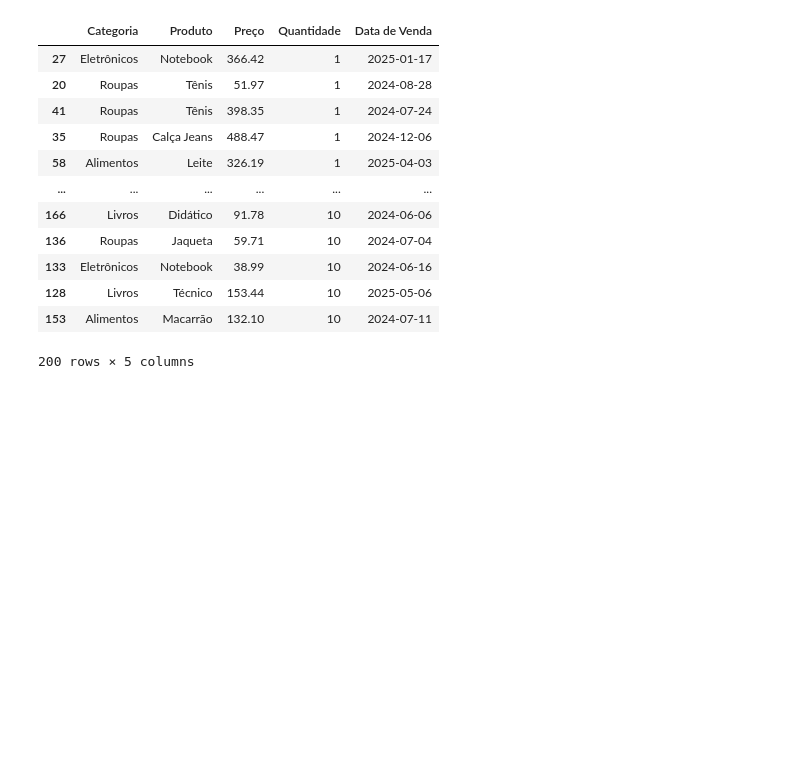
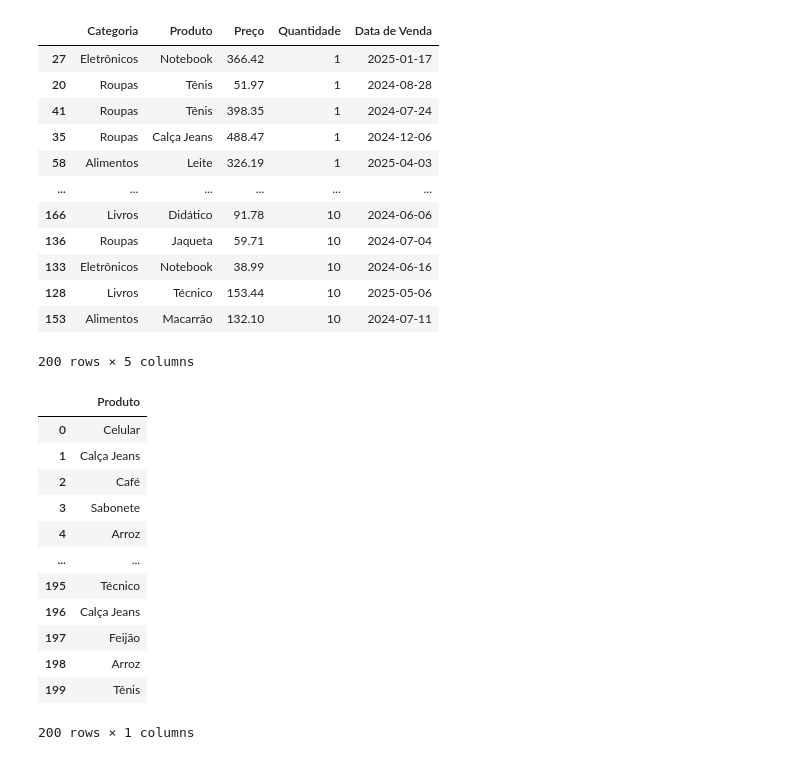
Before and after one commit to antoniofantoni/curso_python_udemy_2025, a Jupyter notebook: 4_pandas/pandas.ipynb, the cells around one changed output. Cells and saved outputs as stored; diff of their text form; code cells hidden in the pictures; blank space fills up the shorter version.

```diff
--- a/4_pandas/pandas.ipynb
+++ b/4_pandas/pandas.ipynb
@@ -294,3 +294,20 @@ df_produtos.sort_values(by='Quantidade', ascending=True)
 | 128 | Livros | Técnico | 153.44 | 10 | 2025-05-06 |
 | 153 | Alimentos | Macarrão | 132.10 | 10 | 2024-07-11 |
 200 rows × 5 columns
+# %%
+#mostrar apenas a coluna 'Produto'
+df_produtos[['Produto']]
+# %% [output]
+|  | Produto |
+| 0 | Celular |
+| 1 | Calça Jeans |
+| 2 | Café |
+| 3 | Sabonete |
+| 4 | Arroz |
+| ... | ... |
+| 195 | Técnico |
+| 196 | Calça Jeans |
+| 197 | Feijão |
+| 198 | Arroz |
+| 199 | Tênis |
+200 rows × 1 columns
```
Also changed, not shown: parts of 4 cells of this notebook, 1 other file.
